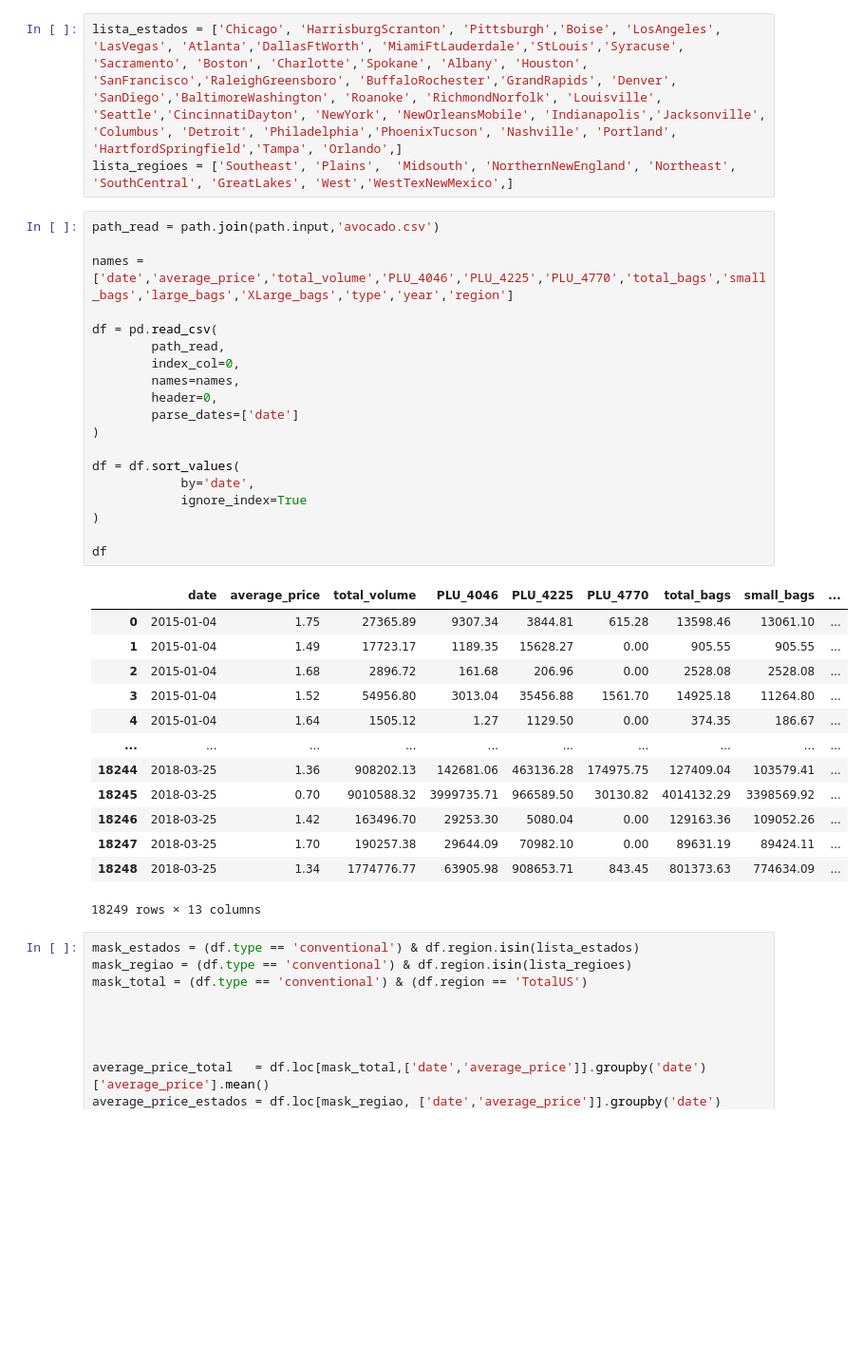
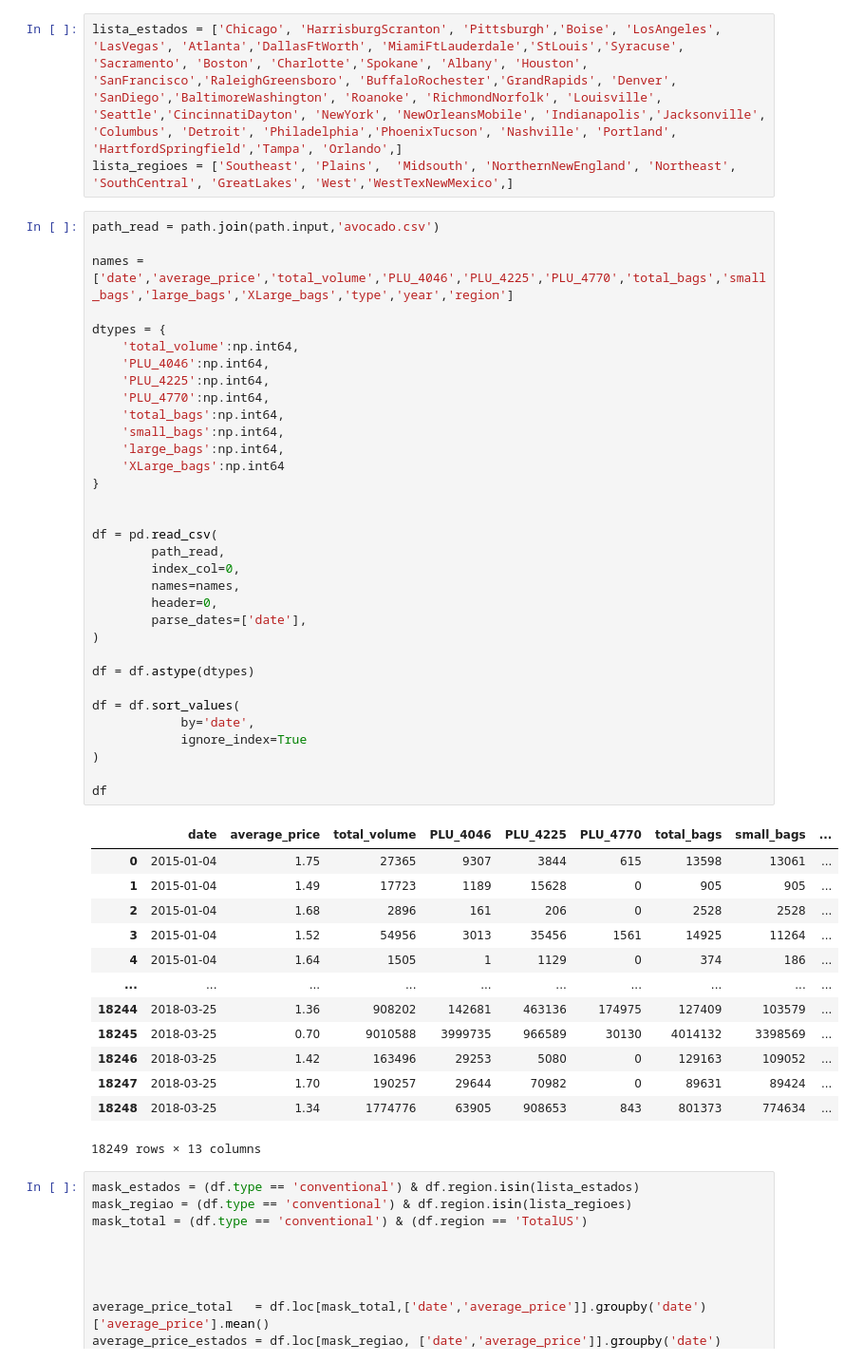
Before and after one commit to tomas-lucena/avocado, a Jupyter notebook: notebook/parte_2.ipynb, the cells around one changed output. Shown at 95% size. Drawn from its saved outputs; the diff is of its cells as text; blank space fills up the shorter version.

```diff
--- a/notebook/parte_2.ipynb
+++ b/notebook/parte_2.ipynb
@@ -30,35 +30,49 @@ lista_regioes = ['Southeast', 'Plains',  'Midsouth', 'NorthernNewEngland', 'Nort
 # %%
 path_read = path.join(path.input,'avocado.csv')
 
 names = ['date','average_price','total_volume','PLU_4046','PLU_4225','PLU_4770','total_bags','small_bags','large_bags','XLarge_bags','type','year','region']
+
+dtypes = {
+    'total_volume':np.int64,
+    'PLU_4046':np.int64,
+    'PLU_4225':np.int64,
+    'PLU_4770':np.int64,
+    'total_bags':np.int64,
+    'small_bags':np.int64,
+    'large_bags':np.int64,
+    'XLarge_bags':np.int64
+}
+
 
 df = pd.read_csv(
         path_read,
         index_col=0,
         names=names,
         header=0,
-        parse_dates=['date']
+        parse_dates=['date'],
 )
+
+df = df.astype(dtypes)
 
 df = df.sort_values(
             by='date',
             ignore_index=True
 )
 
 df
 # %% [output]
 |  | date | average_price | total_volume | PLU_4046 | PLU_4225 | PLU_4770 | total_bags | small_bags | ... |
-| 0 | 2015-01-04 | 1.75 | 27365.89 | 9307.34 | 3844.81 | 615.28 | 13598.46 | 13061.10 | ... |
-| 1 | 2015-01-04 | 1.49 | 17723.17 | 1189.35 | 15628.27 | 0.00 | 905.55 | 905.55 | ... |
-| 2 | 2015-01-04 | 1.68 | 2896.72 | 161.68 | 206.96 | 0.00 | 2528.08 | 2528.08 | ... |
-| 3 | 2015-01-04 | 1.52 | 54956.80 | 3013.04 | 35456.88 | 1561.70 | 14925.18 | 11264.80 | ... |
-| 4 | 2015-01-04 | 1.64 | 1505.12 | 1.27 | 1129.50 | 0.00 | 374.35 | 186.67 | ... |
+| 0 | 2015-01-04 | 1.75 | 27365 | 9307 | 3844 | 615 | 13598 | 13061 | ... |
+| 1 | 2015-01-04 | 1.49 | 17723 | 1189 | 15628 | 0 | 905 | 905 | ... |
+| 2 | 2015-01-04 | 1.68 | 2896 | 161 | 206 | 0 | 2528 | 2528 | ... |
+| 3 | 2015-01-04 | 1.52 | 54956 | 3013 | 35456 | 1561 | 14925 | 11264 | ... |
+| 4 | 2015-01-04 | 1.64 | 1505 | 1 | 1129 | 0 | 374 | 186 | ... |
 | ... | ... | ... | ... | ... | ... | ... | ... | ... | ... |
-| 18244 | 2018-03-25 | 1.36 | 908202.13 | 142681.06 | 463136.28 | 174975.75 | 127409.04 | 103579.41 | ... |
-| 18245 | 2018-03-25 | 0.70 | 9010588.32 | 3999735.71 | 966589.50 | 30130.82 | 4014132.29 | 3398569.92 | ... |
-| 18246 | 2018-03-25 | 1.42 | 163496.70 | 29253.30 | 5080.04 | 0.00 | 129163.36 | 109052.26 | ... |
-| 18247 | 2018-03-25 | 1.70 | 190257.38 | 29644.09 | 70982.10 | 0.00 | 89631.19 | 89424.11 | ... |
-| 18248 | 2018-03-25 | 1.34 | 1774776.77 | 63905.98 | 908653.71 | 843.45 | 801373.63 | 774634.09 | ... |
+| 18244 | 2018-03-25 | 1.36 | 908202 | 142681 | 463136 | 174975 | 127409 | 103579 | ... |
+| 18245 | 2018-03-25 | 0.70 | 9010588 | 3999735 | 966589 | 30130 | 4014132 | 3398569 | ... |
+| 18246 | 2018-03-25 | 1.42 | 163496 | 29253 | 5080 | 0 | 129163 | 109052 | ... |
+| 18247 | 2018-03-25 | 1.70 | 190257 | 29644 | 70982 | 0 | 89631 | 89424 | ... |
+| 18248 | 2018-03-25 | 1.34 | 1774776 | 63905 | 908653 | 843 | 801373 | 774634 | ... |
 18249 rows × 13 columns
 # %%
 mask_estados = (df.type == 'conventional') & df.region.isin(lista_estados)
```
Also changed, not shown: parts of 5 cells of this notebook, 4 other files.
